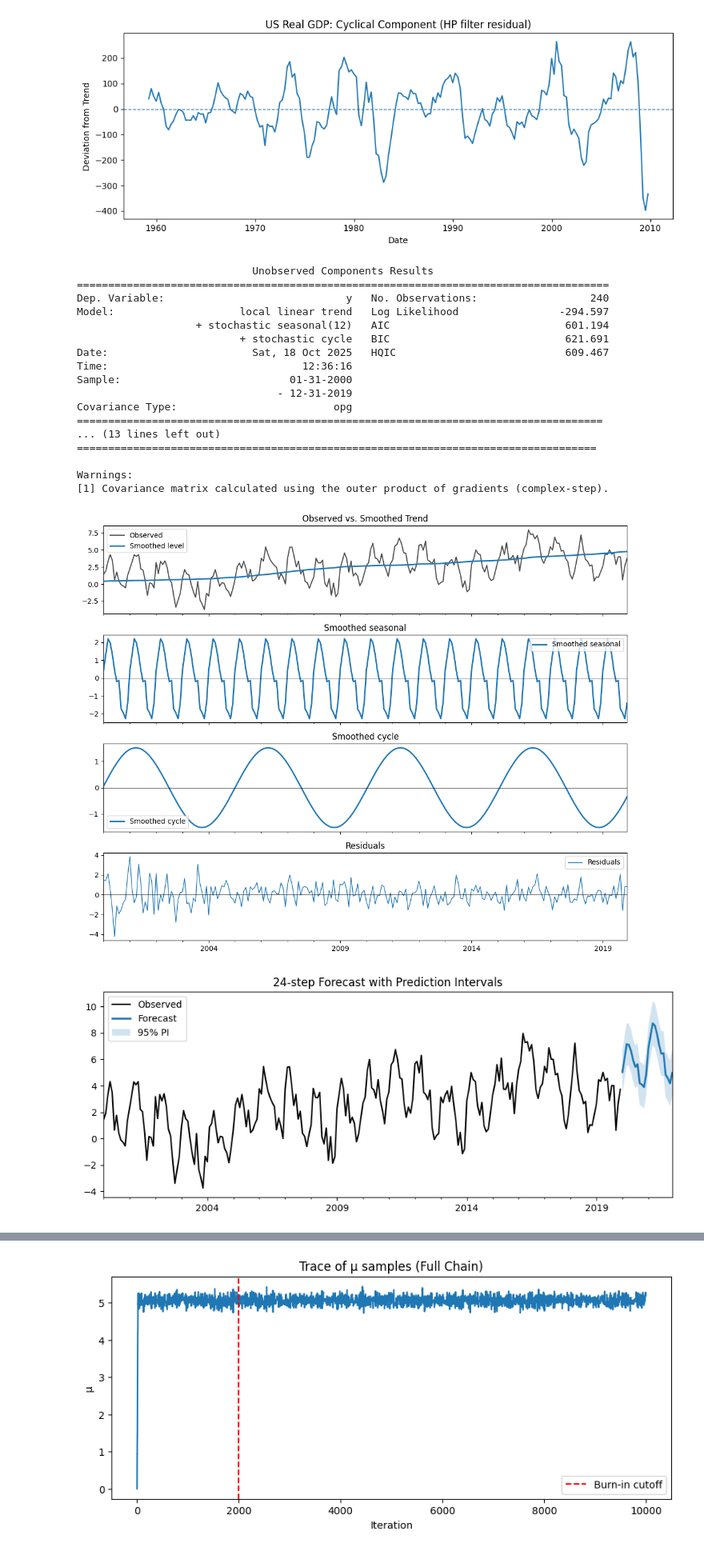
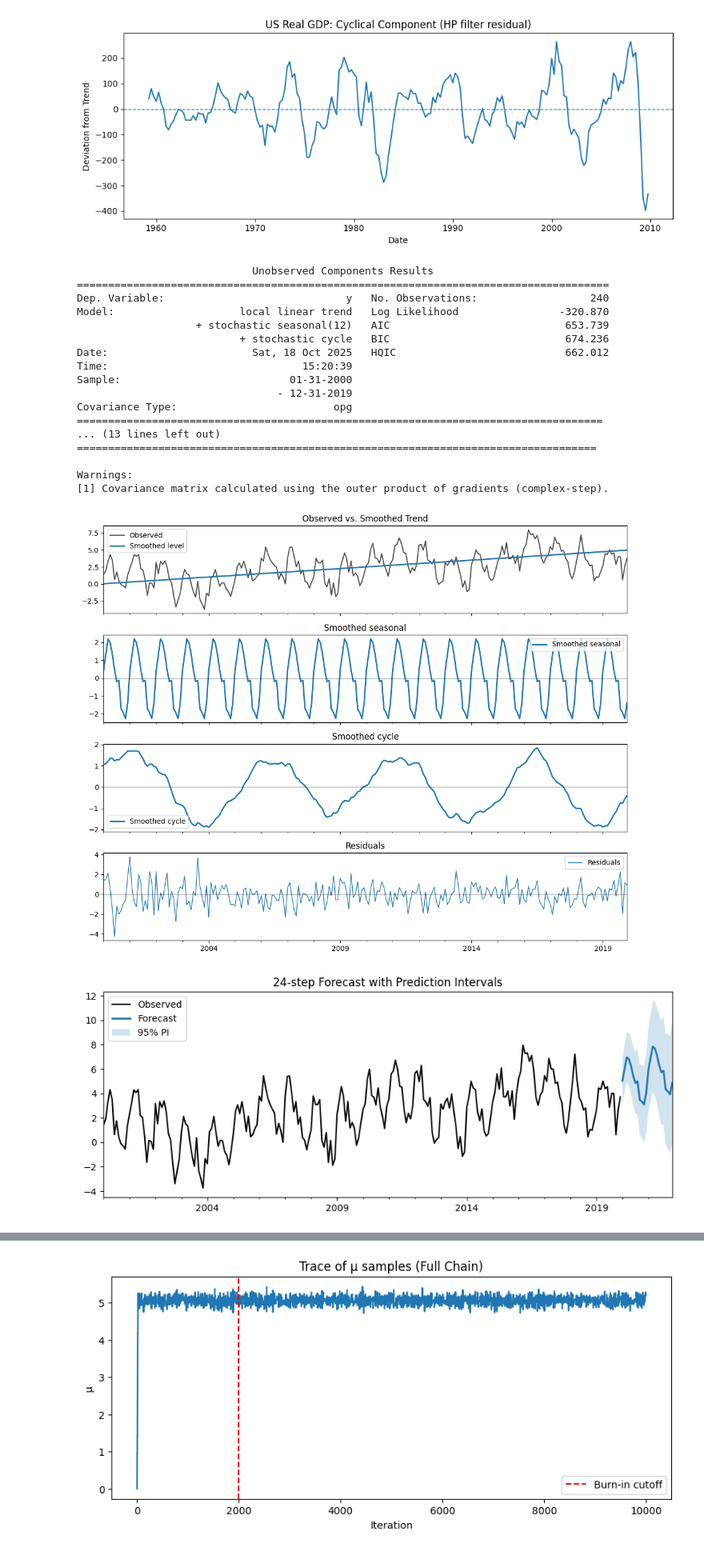
Before and after one commit to marami52/MLDS-490-time-series, a Jupyter notebook: session-4.ipynb, the cells around one changed output, grey strips where cells are left out. Shown at 80% size. Cells and saved outputs as stored; diff of their text form; code cells hidden in the pictures.

```diff
--- a/session-4.ipynb
+++ b/session-4.ipynb
@@ -198,7 +202,7 @@ mod = UnobservedComponents(
 )
 
 # Use a valid optimizer name
-res = mod.fit(method='lbfgs', disp=False)
+res = mod.fit(method='powell', disp=False)
 print(res.summary())
 
 # ---- pull components safely ----
@@ -238,40 +242,40 @@ steps = 24
 try:
     fc = res.get_forecast(steps=steps)
     pred = fc.predicted_mean
     pi = fc.conf_int()
 except AttributeError:
     pred = res.predict(start=len(y), end=len(y)+steps-1)
     # crude PI if not available
     resid_std = float(np.nanstd(resid, ddof=1))
     fut_idx = pd.date_range(y.index[-1] + pd.offsets.MonthEnd(1), periods=steps, freq='M')
     pred = pd.Series(np.asarray(pred), index=fut_idx)
     pi = pd.DataFrame({'lower y': pred - 1.96*resid_std, 'upper y': pred + 1.96*resid_std}, index=fut_idx)
 
 ax = y.plot(label='Observed', color='black', figsize=(11,4))
 pred.plot(ax=ax, label='Forecast', lw=2)
 ax.fill_between(pred.index, pi.iloc[:,0], pi.iloc[:,1], alpha=0.2, label='95% PI')
 ax.legend(); ax.set_title(f'{steps}-step Forecast with Prediction Intervals')
 plt.show()
 # %% [output]
                             Unobserved Components Results
 =====================================================================================
 Dep. Variable:                             y   No. Observations:                  240
-Model:                    local linear trend   Log Likelihood                -294.597
-                   + stochastic seasonal(12)   AIC                            601.194
-                          + stochastic cycle   BIC                            621.691
-Date:                       Sat, 18 Oct 2025   HQIC                           609.467
-Time:                               12:36:16
+Model:                    local linear trend   Log Likelihood                -320.870
+                   + stochastic seasonal(12)   AIC                            653.739
+                          + stochastic cycle   BIC                            674.236
+Date:                       Sat, 18 Oct 2025   HQIC                           662.012
+Time:                               15:20:39
 Sample:                           01-31-2000
                                 - 12-31-2019
 Covariance Type:                         opg
 ====================================================================================
 ... (13 lines left out)
 ===================================================================================
 
 Warnings:
 [1] Covariance matrix calculated using the outer product of gradients (complex-step).
-[figure, old version]
+[figure, new version]
-[figure, old version]
+[figure, new version]
 # %%
 import numpy as np
 import matplotlib.pyplot as plt
```
Also changed, not shown: parts of 8 cells of this notebook.
